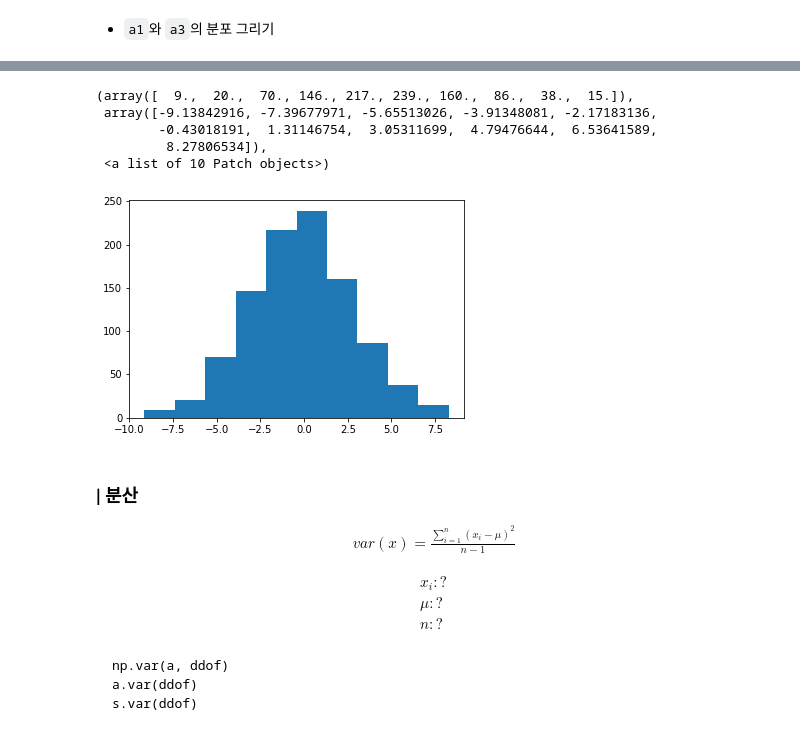
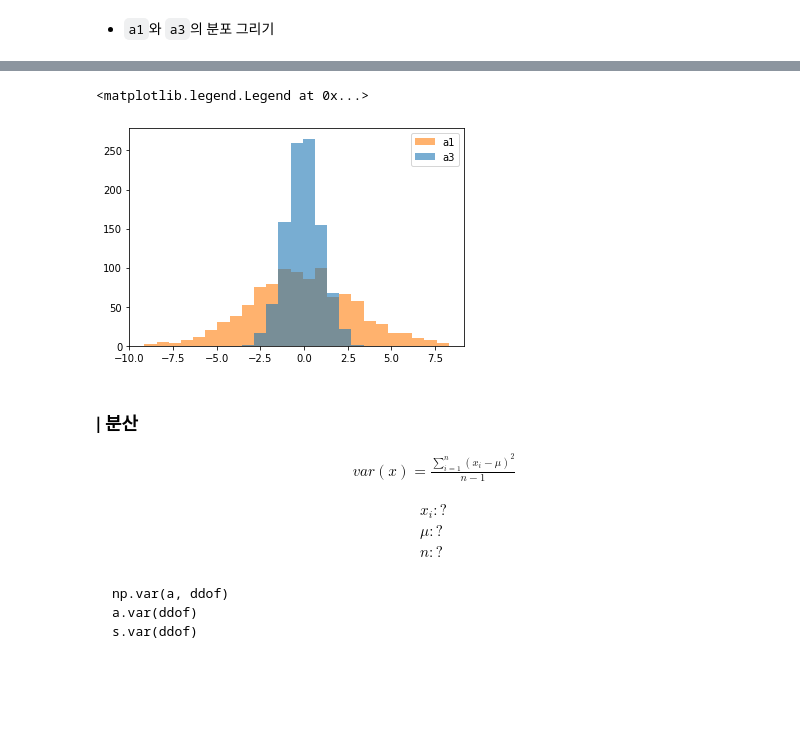
Before and after one commit to LeeHuiJong/DataAnalysis_ML, a Jupyter notebook: ch03_05_기초통계_산포통계량.ipynb, the cells around one changed output, grey strips where cells are left out. Drawn from its saved outputs; the diff is of its cells as text; code cells hidden in the pictures; blank space fills up the shorter version.

```diff
--- a/ch03_05_기초통계_산포통계량.ipynb
+++ b/ch03_05_기초통계_산포통계량.ipynb
@@ -67,12 +58,9 @@ plt.hist(a1)
-# %%
-plt.hist(a3)
-# %% [output]
-(array([  9.,  20.,  70., 146., 217., 239., 160.,  86.,  38.,  15.]),
- array([-9.13842916, -7.39677971, -5.65513026, -3.91348081, -2.17183136,
-        -0.43018191,  1.31146754,  3.05311699,  4.79476644,  6.53641589,
-         8.27806534]),
- <a list of 10 Patch objects>)
-[figure, removed]
+# %%
+plt.hist([a1,a3], alpha=.6, histtype='stepfilled', bins=25)
+plt.legend(['a1', 'a3'])
+# %% [output]
+<matplotlib.legend.Legend at 0x...>
+[figure, added]
 # %% [markdown]
 ### **| 분산**
 
```
Also changed, not shown: parts of 17 cells of this notebook.
